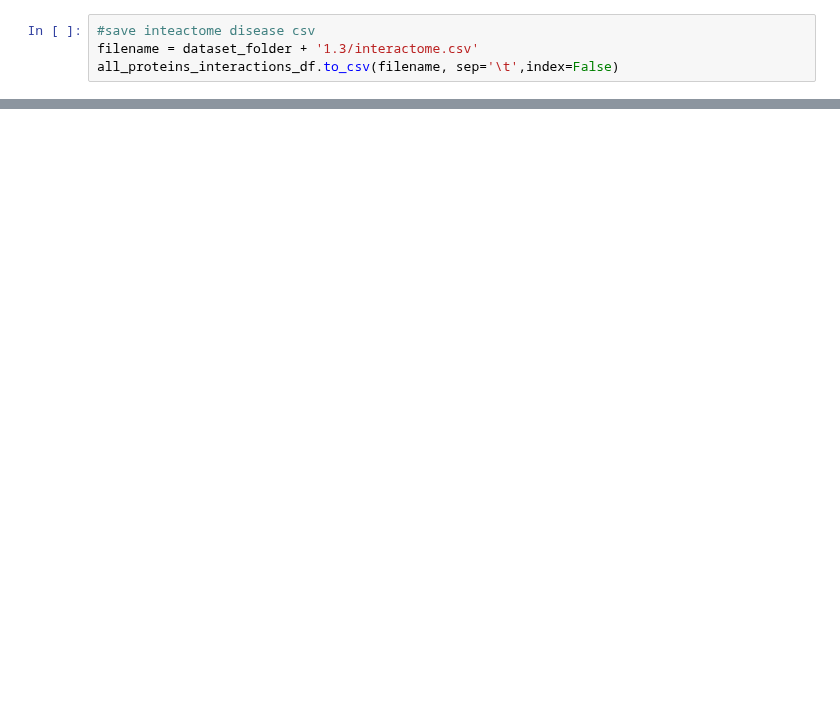
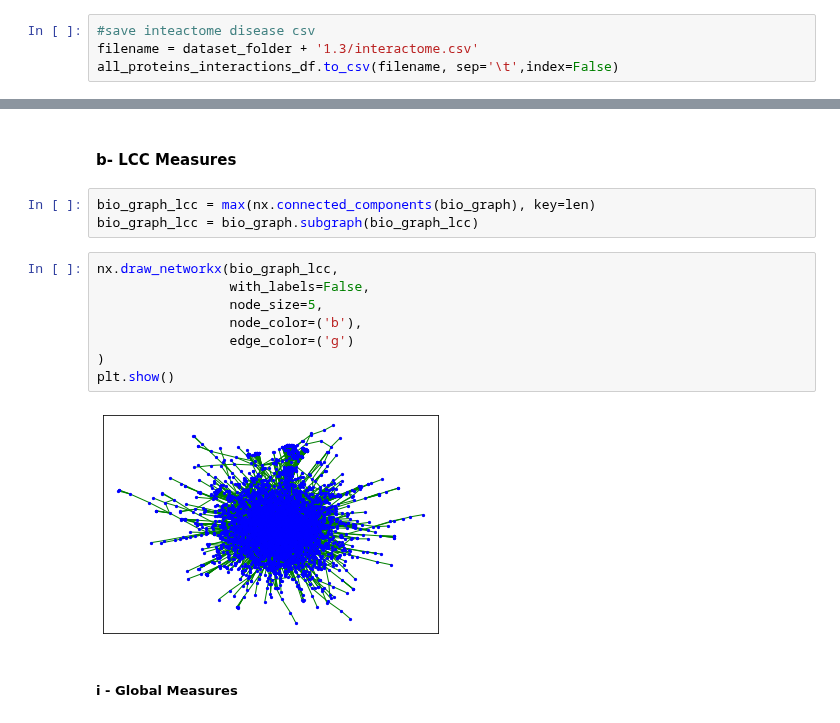
Before and after one commit to AlessandroTaglieri/Project_Bioinformatics, a Jupyter notebook: First project/BI_hw1.ipynb, the cells around one changed output, grey strips where cells are left out. Cells and saved outputs as stored; diff of their text form; blank space fills up the shorter version.

```diff
--- a/First project/BI_hw1.ipynb
+++ b/First project/BI_hw1.ipynb
@@ -300,0 +395,17 @@ all_proteins_interactions_df.to_csv(filename, sep='\t',index=False)
+# %% [markdown]
+#### b- LCC Measures
+# %%
+bio_graph_lcc = max(nx.connected_components(bio_graph), key=len)
+bio_graph_lcc = bio_graph.subgraph(bio_graph_lcc)
+# %%
+nx.draw_networkx(bio_graph_lcc,
+                 with_labels=False,
+                 node_size=5,
+                 node_color=('b'),
+                 edge_color=('g')
+)
+plt.show()
+# %% [output]
+[figure, added]
+# %% [markdown]
+##### i - Global Measures
```
Also changed, not shown: parts of 38 cells of this notebook.
